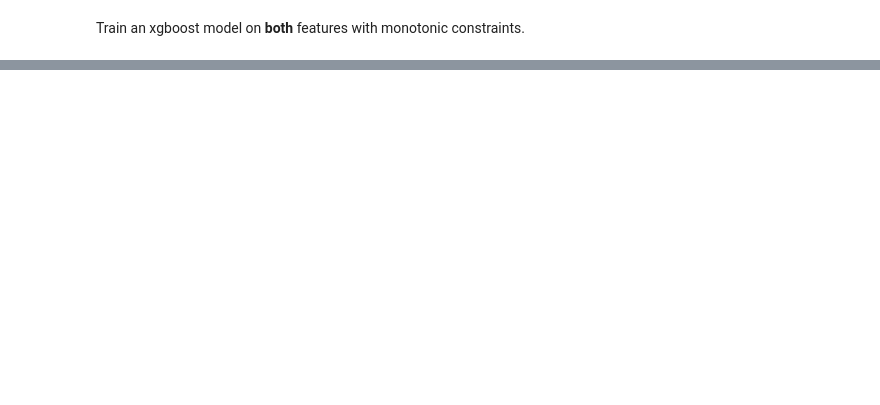
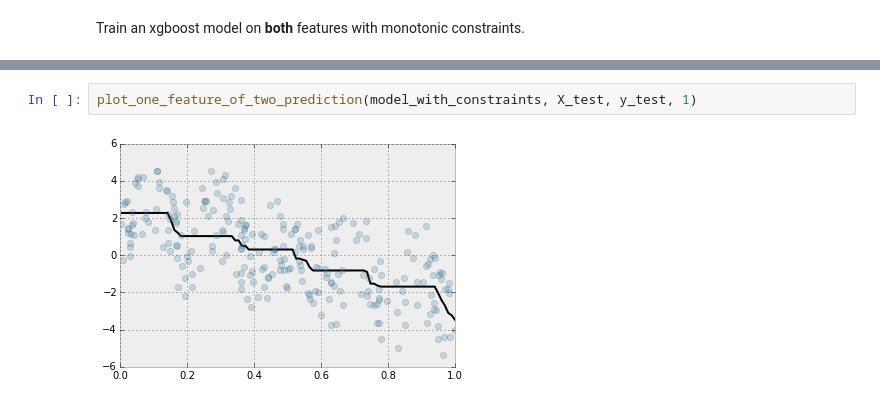
Before and after one commit to madrury/xgboost-monotonic-testing, a Jupyter notebook: xgboost-monotonic-testing.ipynb, the cells around one changed output, grey strips where cells are left out. Saved outputs shown, nothing was run; the diff lists cells and outputs as text; blank space fills up the shorter version.

```diff
--- a/xgboost-monotonic-testing.ipynb
+++ b/xgboost-monotonic-testing.ipynb
@@ -264,0 +173,4 @@ Stopping. Best iteration:
+# %%
+plot_one_feature_of_two_prediction(model_with_constraints, X_test, y_test, 1)
+# %% [output]
+[figure, added]
```
Also changed, not shown: parts of 15 cells of this notebook.
